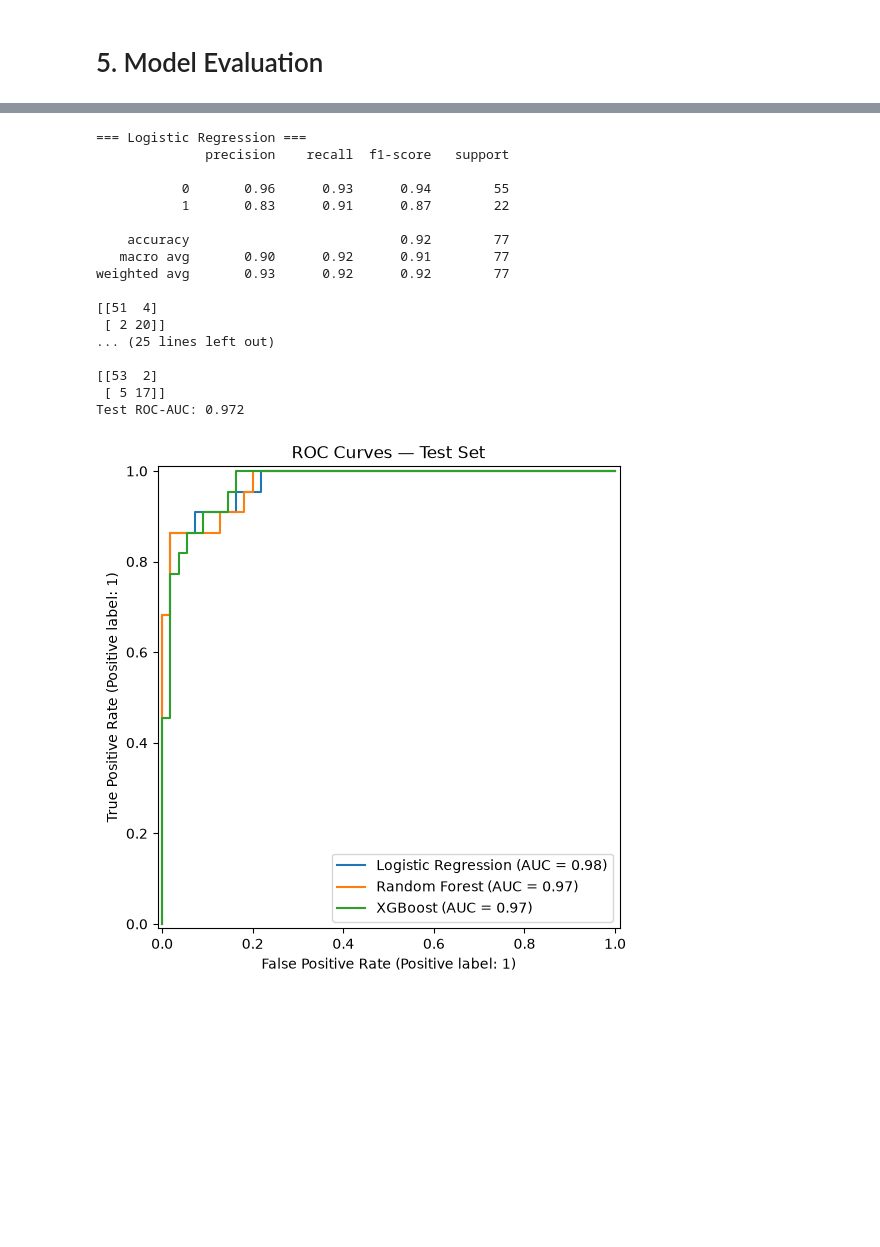
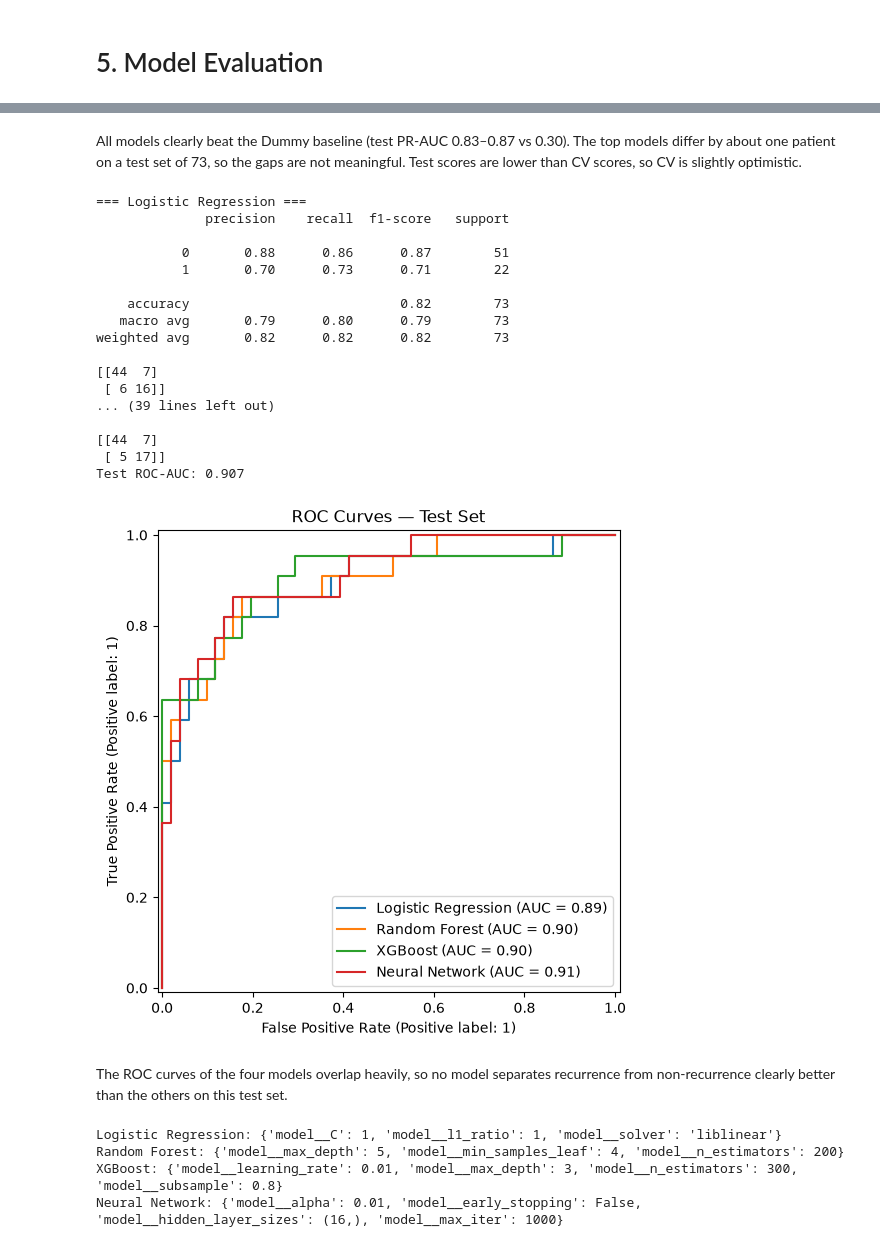
Before and after one commit to TravisArnt/thyroid-recurrence-prediction, a Jupyter notebook: notebooks/01_eda.ipynb, the cells around one changed output, grey strips where cells are left out. Saved outputs shown, nothing was run; the diff lists cells and outputs as text; code cells hidden in the pictures; blank space fills up the shorter version.

```diff
--- a/notebooks/01_eda.ipynb
+++ b/notebooks/01_eda.ipynb
@@ -51,0 +71,3 @@ memory usage: 51.0 KB
+# %%
+df = df.drop_duplicates().reset_index(drop=True)
+print("Shape after dropping duplicates:", df.shape)
@@ -361,6 +389,6 @@ from xgboost import XGBClassifier
 # %%
-X = df.iloc[:,:-1]
-y = df.iloc[:,-1]
+X = df.drop(columns=['recurred', 'response'])
+y = df['recurred']
 # %%
 X_train,X_test,y_train,y_test = train_test_split(X,y,test_size=0.2,random_state=42,stratify=y)
 # %%
@@ -414,6 +442,7 @@ scoring = 'roc_auc'
 # %%
 # Spot-check model families with plain CV
 models = {
+    "Dummy (baseline)": DummyClassifier(strategy="prior"),
     "Logistic Regression": LogisticRegression(max_iter=1000, random_state=42),
     "Decision Tree": DecisionTreeClassifier(random_state=42),
     "Random Forest": RandomForestClassifier(random_state=42),
@@ -502,2 +553,34 @@ XGBoost: best CV roc_auc = 0.932
 # %% [markdown]
 # 5. Model Evaluation
+# %%
+from sklearn.metrics import average_precision_score, precision_score, recall_score, f1_score,roc_auc_score
+
+# Fit the baseline separately (no tuning needed)
+dummy = make_pipeline(DummyClassifier(strategy="prior"))
+dummy.fit(X_train, y_train)
+dummy_cv = cross_val_score(dummy, X_train, y_train, cv=cv, scoring=scoring).mean()
+
+all_models = {
+    "Dummy (baseline)":    (dummy, dummy_cv),
+    "Logistic Regression": (grid_lr, grid_lr.best_score_),
+    "Random Forest":       (grid_rf, grid_rf.best_score_),
+    "XGBoost":             (grid_xgb, grid_xgb.best_score_),
+    "Neural Network":      (grid_mlp, grid_mlp.best_score_),
+}
+
+rows = []
+for name, (model, cv_auc) in all_models.items():
+    pred = model.predict(X_test)
+    prob = model.predict_proba(X_test)[:, 1]
+    rows.append({
+        "Model": name,
+        "CV ROC-AUC": cv_auc,
+        "Test ROC-AUC": roc_auc_score(y_test, prob),
+        "Test PR-AUC": average_precision_score(y_test, prob),
+        "Precision": precision_score(y_test, pred, zero_division=0),
+        "Recall": recall_score(y_test, pred),
+        "F1": f1_score(y_test, pred),
+    })
+
+results_table = pd.DataFrame(rows).round(3)
+results_table
@@ -504,44 +594,47 @@ XGBoost: best CV roc_auc = 0.932
+# %% [markdown]
+All models clearly beat the Dummy baseline (test PR-AUC 0.83–0.87 vs 0.30). The top models differ by about one patient on a test set of 73, so the gaps are not meaningful. Test scores are lower than CV scores, so CV is slightly optimistic.
 # %%
 from sklearn.metrics import classification_report, confusion_matrix, roc_auc_score, RocCurveDisplay
 
 grids = {
     "Logistic Regression": grid_lr,
     "Random Forest": grid_rf,
-    "XGBoost": grid_xgb
+    "XGBoost": grid_xgb,
+    "Neural Network": grid_mlp
 }
 
 fig, ax = plt.subplots(figsize=(8, 6))
 
 for name, grid in grids.items():
     y_pred = grid.predict(X_test)
     y_pred_probs = grid.predict_proba(X_test)[:, 1]
 
     print(f"=== {name} ===")
     print(classification_report(y_test, y_pred))
     print(confusion_matrix(y_test, y_pred))
     print(f"Test ROC-AUC: {roc_auc_score(y_test, y_pred_probs):.3f}")
     print()
 
     RocCurveDisplay.from_predictions(y_test, y_pred_probs, name=name, ax=ax)
 
 plt.title("ROC Curves — Test Set")
 plt.show()
 # %% [output]
 === Logistic Regression ===
               precision    recall  f1-score   support
 
-           0       0.96      0.93      0.94        55
-           1       0.83      0.91      0.87        22
+           0       0.88      0.86      0.87        51
+           1       0.70      0.73      0.71        22
 
-    accuracy                           0.92        77
-   macro avg       0.90      0.92      0.91        77
-weighted avg       0.93      0.92      0.92        77
+    accuracy                           0.82        73
+   macro avg       0.79      0.80      0.79        73
+weighted avg       0.82      0.82      0.82        73
 
-[[51  4]
- [ 2 20]]
-... (25 lines left out)
+[[44  7]
+ [ 6 16]]
+... (39 lines left out)
 
-[[53  2]
+[[44  7]
  [ 5 17]]
-Test ROC-AUC: 0.972
+Test ROC-AUC: 0.907
-[figure, old version]
+[figure, new version]
@@ -549,0 +641,10 @@ Test ROC-AUC: 0.972
+# %% [markdown]
+The ROC curves of the four models overlap heavily, so no model separates recurrence from non-recurrence clearly better than the others on this test set.
+# %%
+for name, grid in grids.items():
+    print(f"{name}: {grid.best_params_}")
+# %% [output]
+Logistic Regression: {'model__C': 1, 'model__l1_ratio': 1, 'model__solver': 'liblinear'}
+Random Forest: {'model__max_depth': 5, 'model__min_samples_leaf': 4, 'model__n_estimators': 200}
+XGBoost: {'model__learning_rate': 0.01, 'model__max_depth': 3, 'model__n_estimators': 300, 'model__subsample': 0.8}
+Neural Network: {'model__alpha': 0.01, 'model__early_stopping': False, 'model__hidden_layer_sizes': (16,), 'model__max_iter': 1000}
```
Also changed, not shown: parts of 42 cells of this notebook, 4 other files.
